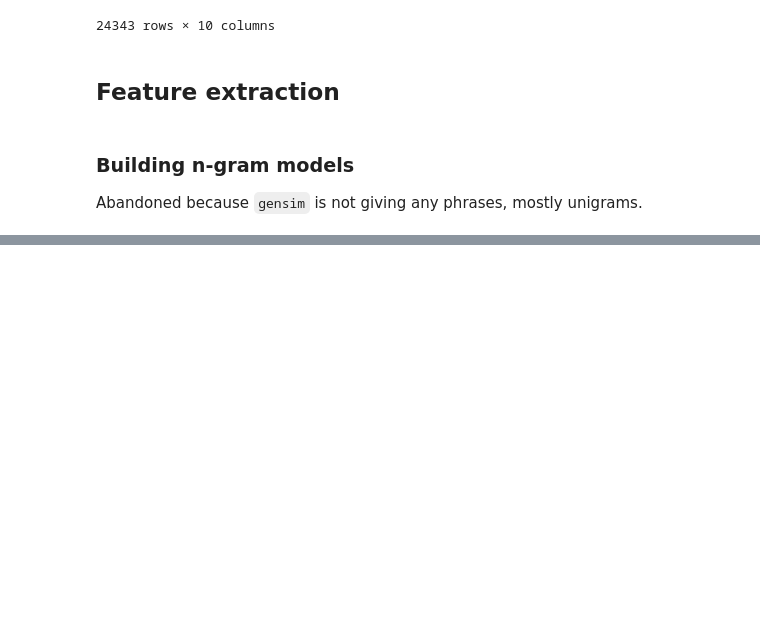
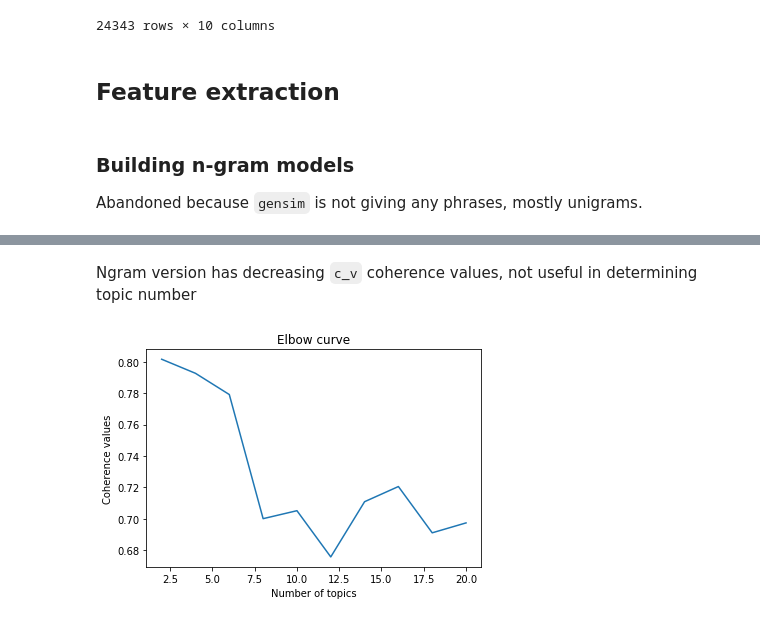
Before and after one commit to jzheng13/saleswhale-ai, a Jupyter notebook: analysis.ipynb, the cells around one changed output, grey strips where cells are left out. Cells and saved outputs as stored; diff of their text form; code cells hidden in the pictures; blank space fills up the shorter version.

Commit message:
Added LDA model and saved topic labels

```diff
--- a/analysis.ipynb
+++ b/analysis.ipynb
@@ -178,17 +169,34 @@ lda_corpus = [dictionary.doc2bow(text) for text in all_text]
 # %%
-est_topics = range(2, 26)
-lda_mdls = []
-coh_vals = []
-for i in est_topics:
-    lda_mdl = LdaModel(lda_corpus, num_topics=i, id2word=dictionary,
-        passes=5, alpha=[0.01] * i, eta=[0.01] * len(dictionary.keys()))
-    lda_mdls.append(lda_mdl)
-    coh_mdl = CoherenceModel(model=lda_mdl, texts=all_text,
-        dictionary=dictionary, coherence='c_v')
-    coh_vals.append(coh_mdl.get_coherence())
-
-plt.plot(est_topics, coh_vals)
-plt.xlabel('Number of topics')
-plt.ylabel('Coherence values')
-plt.title('Elbow curve')
-plt.show()
+def get_best_model(texts, max_topics, step=1):
+    dictionary = Dictionary(texts)
+    lda_corpus = [dictionary.doc2bow(text) for text in texts]
+    est_topics = range(2, max_topics + step, step)
+    lda_mdls = []
+    coh_vals = []
+    for i in est_topics:
+        lda_mdl = LdaModel(lda_corpus, num_topics=i, id2word=dictionary,
+            passes=3, alpha=[0.01] * i, eta=[0.01] * len(dictionary.keys()))
+        lda_mdls.append(lda_mdl)
+        coh_mdl = CoherenceModel(model=lda_mdl, texts=texts,
+            corpus=lda_corpus, dictionary=dictionary, coherence='c_v')
+        coh_vals.append(coh_mdl.get_coherence())
+    plt.plot(est_topics, coh_vals)
+    plt.xlabel('Number of topics')
+    plt.ylabel('Coherence values')
+    plt.title('Elbow curve')
+    plt.show()
+    best_mdl = None
+    best_cv = 0
+    for idx, cv in enumerate(coh_vals):
+        if cv > best_cv:
+            best_cv = cv
+            best_mdl = lda_mdls[idx]
+    return best_mdl
+# %% [markdown]
+Ngram version has decreasing `c_v` coherence values, not useful in
+determining topic number
+# %%
+ngram_texts = list(negative_reviews['ngrams'].values)
+best_ngram_model = get_best_model(ngram_texts, 20, 2)
+# %% [output]
+[figure, added]
```
Also changed, not shown: parts of 31 cells of this notebook, 8 other files.
